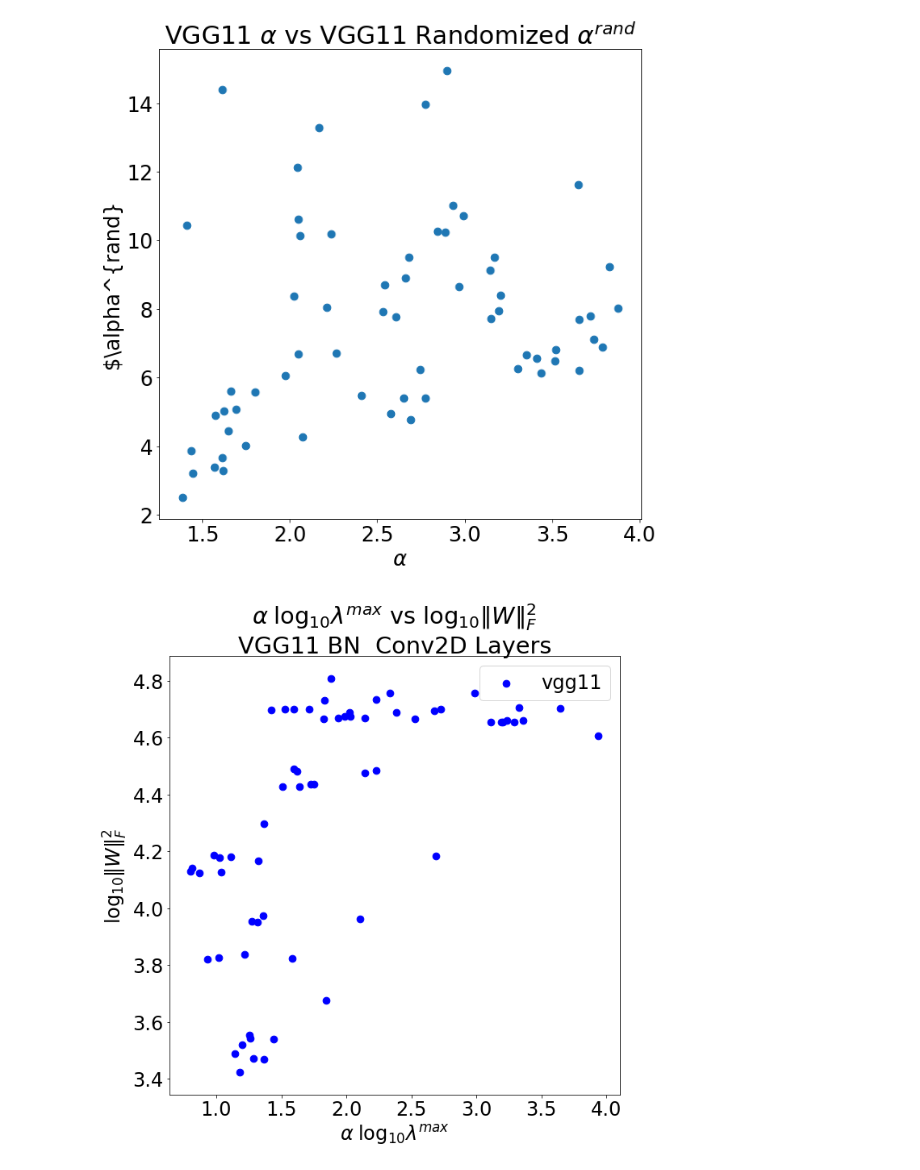
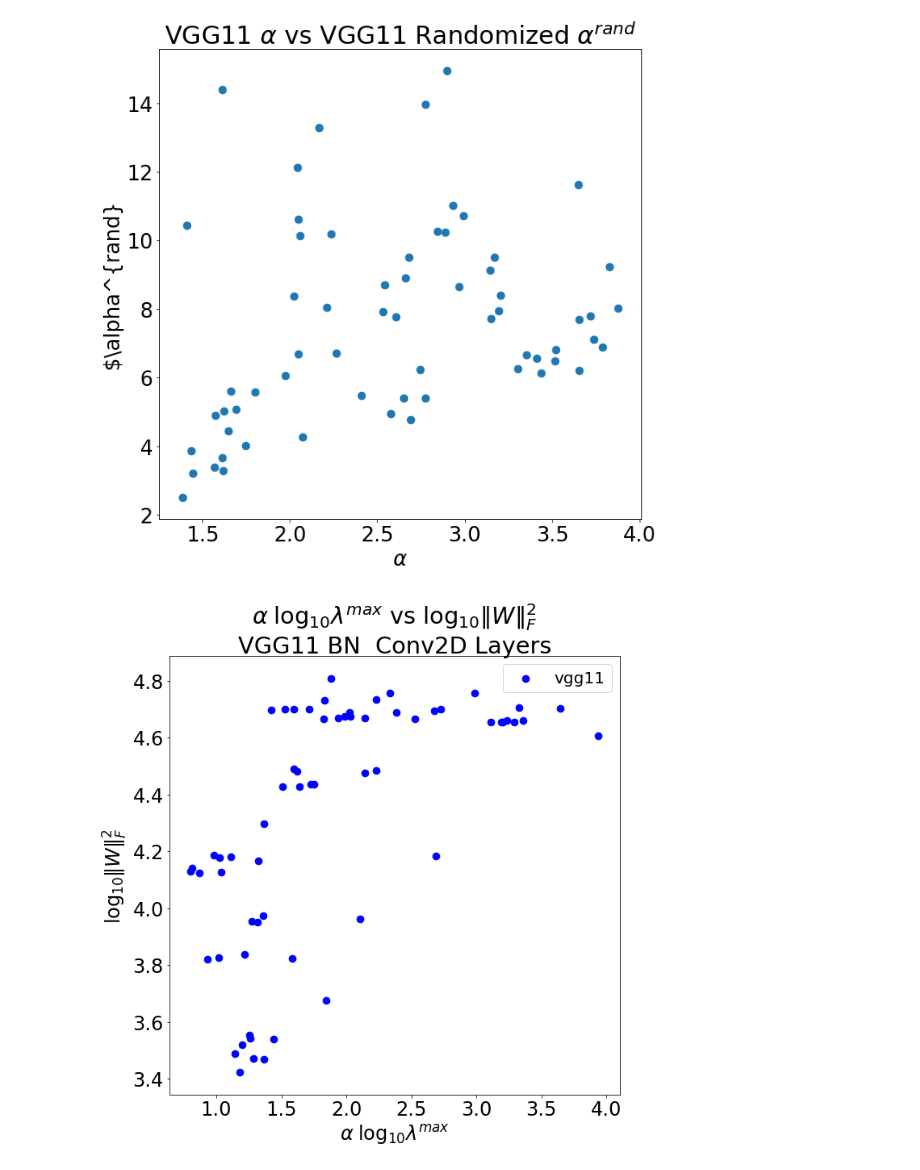
Before and after one commit to CalculatedContent/PredictingTestAccuracies, a Jupyter notebook: pyTorch-models-VGG-drilldown.ipynb, the cells around one changed output. Saved outputs shown, nothing was run; the diff lists cells and outputs as text; code cells hidden in the pictures.

```diff
--- a/pyTorch-models-VGG-drilldown.ipynb
+++ b/pyTorch-models-VGG-drilldown.ipynb
@@ -606,6 +606,7 @@ alphas[model_name], norms[model_name], lmaxs[model_name] =  rand_model_alphas(mo
 # %%
 plt.rcParams['figure.figsize'] = [10,10]
 matplotlib.rcParams.update({'font.size': 24})
+legend_prop={'size':20}
 marker_size = 75
 # %%
 
@@ -682,15 +683,15 @@ Text(0,0.5,'$\\alpha^{rand}')
 # %%
 model_name = 'vgg11'
 x = np.multiply(alphas[model_name], np.log10(lmaxs[model_name]) )
 y =  2.0*np.log10(norms[model_name])
 plt.scatter(x,y,label=model_name, color='blue' , s=marker_size)
 
 
 plt.title(r"$\alpha\;\log_{10}\lambda^{max}$ vs $\log_{10}\Vert W\Vert^{2}_{F}$"+"\nVGG11 BN  Conv2D Layers")
-plt.legend()
+plt.legend(prop=legend_prop)
 plt.xlabel(r"$\alpha\;\log_{10}\lambda^{max}$")
 plt.ylabel(r"$\log_{10}\Vert W\Vert^{2}_{F}$")
 
 plt.savefig("img/relation-vgg11.png")
 # %% [output]
-[figure, old version]
+[figure, new version]
```
Also changed, not shown: parts of 1 cell of this notebook, 3 other files.
